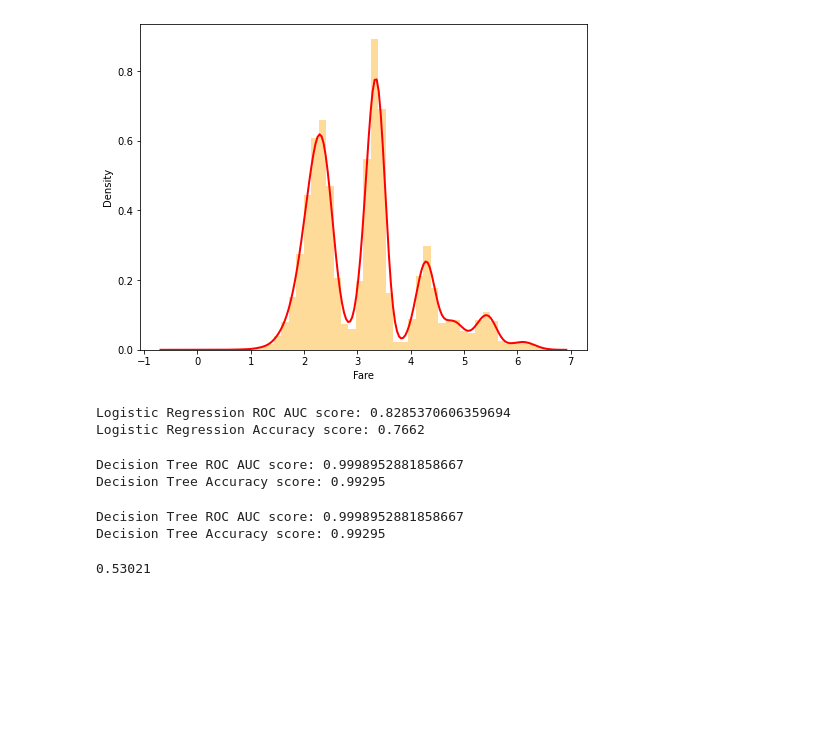
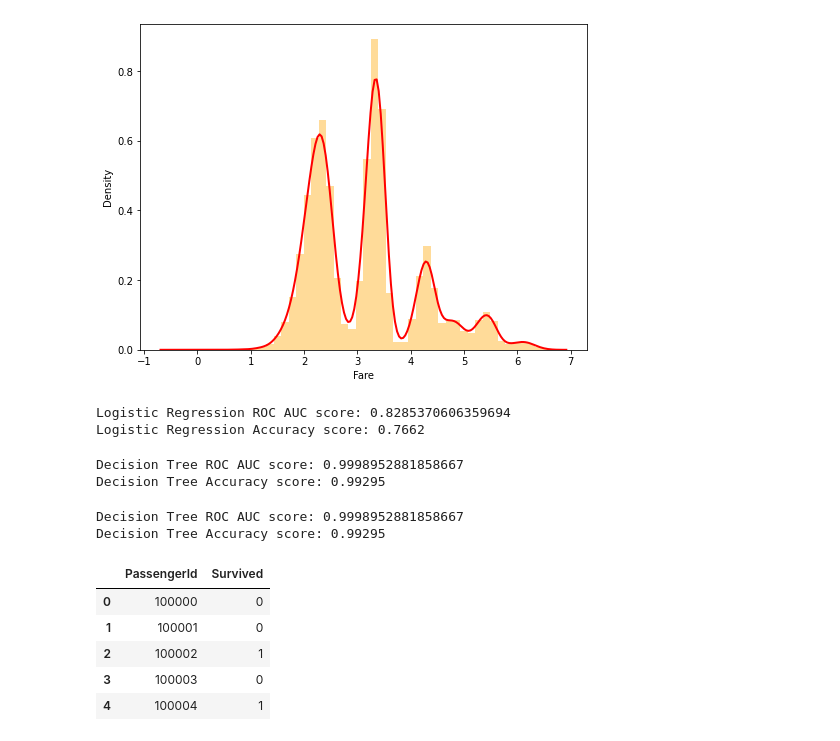
Before and after one commit to aditishraq/Kaggle-Tabular-Playground, a Jupyter notebook: Untitled.ipynb, the cells around one changed output. Drawn from its saved outputs; the diff is of its cells as text; code cells hidden in the pictures; blank space fills up the shorter version.

```diff
--- a/Untitled.ipynb
+++ b/Untitled.ipynb
@@ -311,7 +311,14 @@ print('Decision Tree Accuracy score:', accuracy_score(target, dt.predict(train[f
 # %% [output]
 Decision Tree ROC AUC score: 0.9998952881858667
 Decision Tree Accuracy score: 0.99295
-# %%
-lr.score(test[features],target)
-# %% [output]
-0.53021
+# %%
+sample_submission['Survived'] = lr.predict(test[features])
+sample_submission.to_csv('submission.csv',index=False)
+sample_submission.head()
+# %% [output]
+|  | PassengerId | Survived |
+| 0 | 100000 | 0 |
+| 1 | 100001 | 0 |
+| 2 | 100002 | 1 |
+| 3 | 100003 | 0 |
+| 4 | 100004 | 1 |
```
Also changed, not shown: 1 other file.
